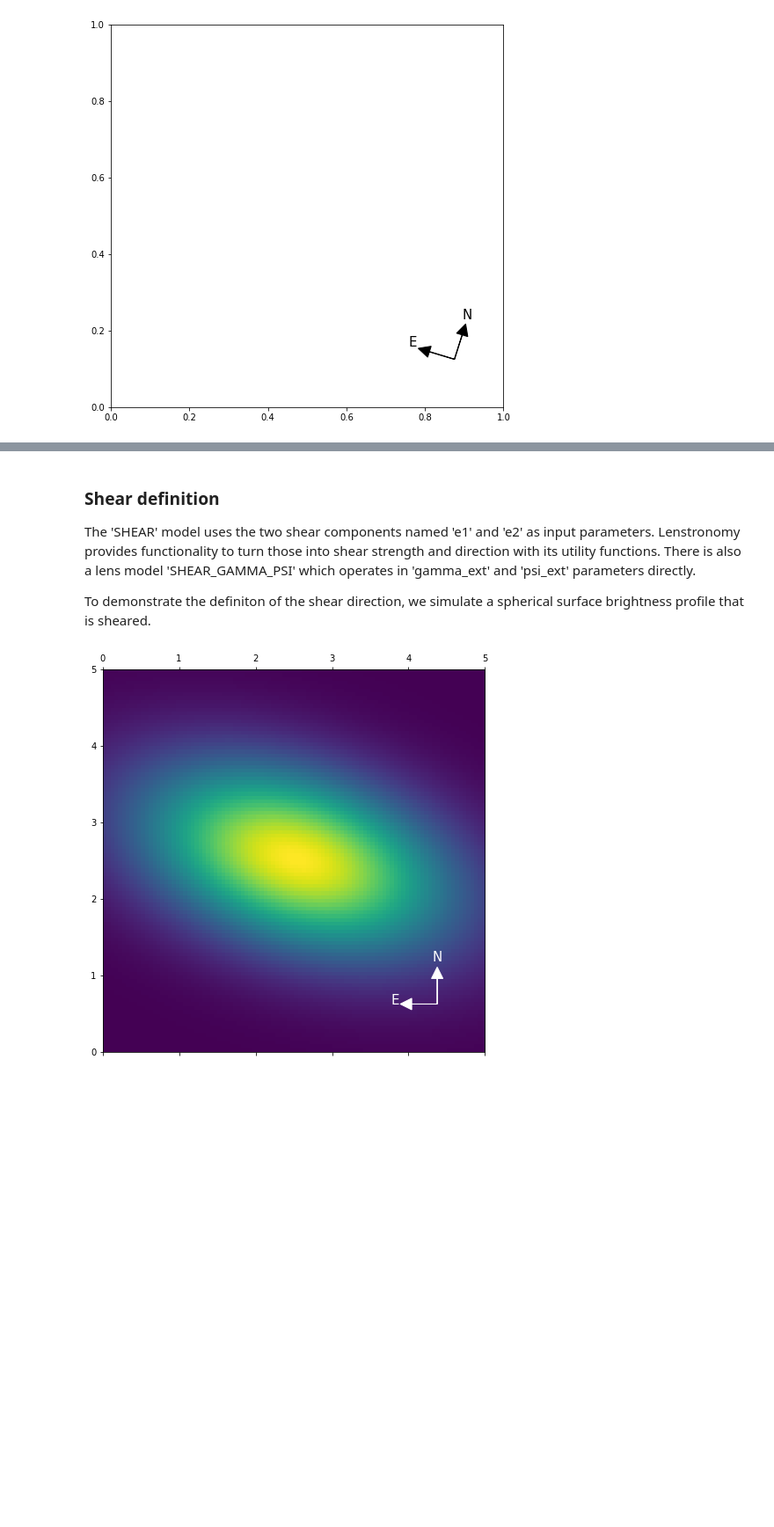
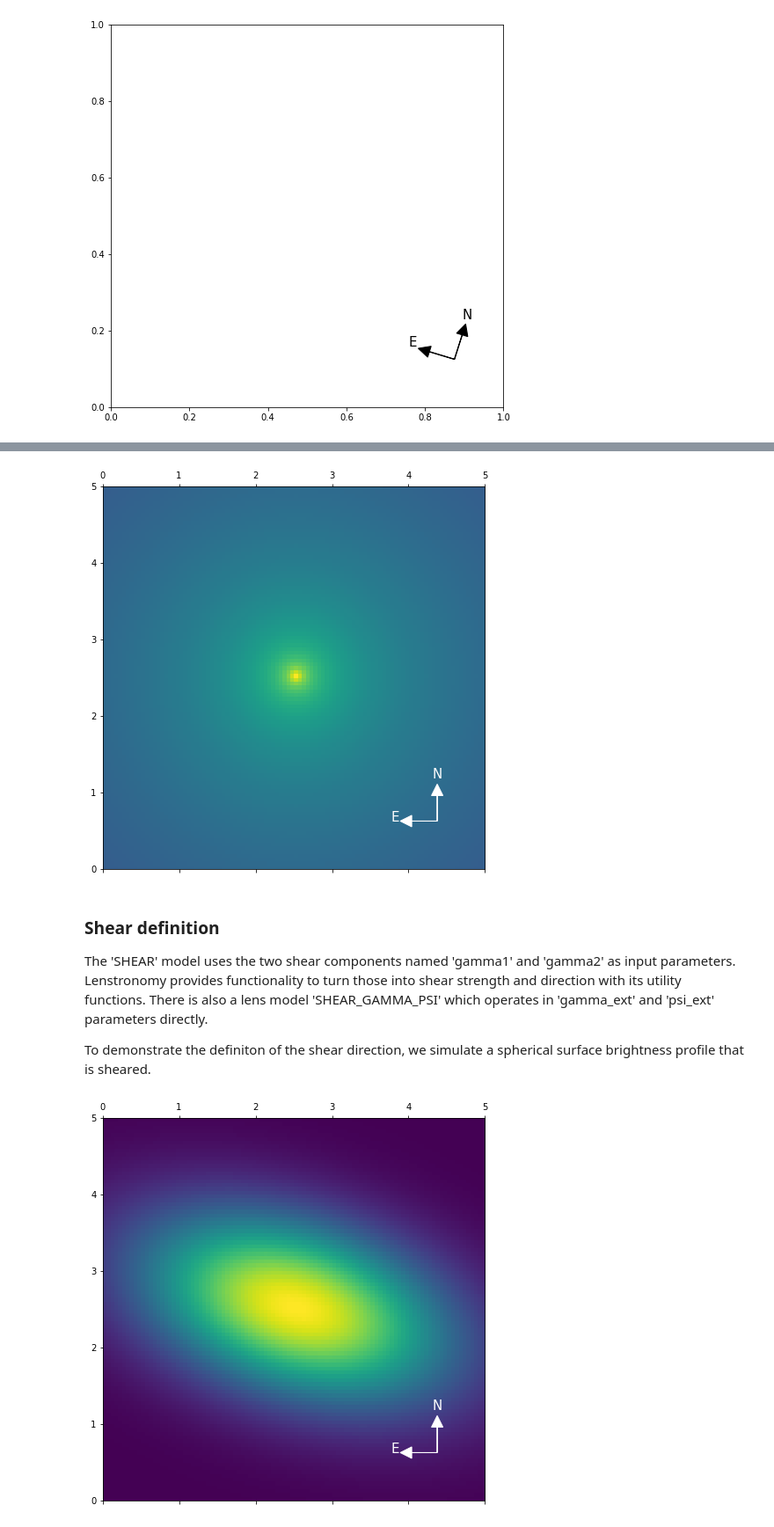
Before and after one commit to lenstronomy/lenstronomy-tutorials, a Jupyter notebook: lenstronomy_extensions/Notebooks/units_coordinates_parameters.ipynb, the cells around one changed output, grey strips where cells are left out. Shown at 88% size. Saved outputs shown, nothing was run; the diff lists cells and outputs as text; code cells hidden in the pictures; blank space fills up the shorter version.

Commit message:
minor updates on documentation of ellipticity definitions in lenstronomy

```diff
--- a/lenstronomy_extensions/Notebooks/units_coordinates_parameters.ipynb
+++ b/lenstronomy_extensions/Notebooks/units_coordinates_parameters.ipynb
@@ -136,7 +145,23 @@ plt.show()
 [figure]
+# %%
+# Here we check the axis ratio definition by re-scaling the coordinates and see whether the convergence profile becomes azimuthal.
+# This only works when the rotation is on-axis.
+
+# re-scale and rotate coordinates in opposite directon
+x_grid_rescaled = x_grid / q
+x_grid_rot, y_grid_rot = util.rotate(x_grid_rescaled, y_grid, angle=-phi)
+
+kappa = lens.kappa(x_grid_rot, y_grid_rot, kwargs_lens)
+
+f, ax = plt.subplots(1, 1, figsize=(8, 8), sharex=False, sharey=False)
+ax.matshow(np.log10(kappa), origin='lower', extent=[0, frame_size, 0, frame_size], vmin=-2, vmax=1)
+plot_util.coordinate_arrows(ax, d=frame_size, coords=pixel_grid, color='w', font_size=15, arrow_size=0.03)
+plt.show()
+# %% [output]
+[figure, added]
 # %% [markdown]
 ### Shear definition
-The 'SHEAR' model uses the two shear components named 'e1' and 'e2' as input parameters. Lenstronomy provides functionality to turn those into shear strength and direction with its utility functions. There is also a lens model 'SHEAR_GAMMA_PSI' which operates in 'gamma_ext' and 'psi_ext' parameters directly.
+The 'SHEAR' model uses the two shear components named 'gamma1' and 'gamma2' as input parameters. Lenstronomy provides functionality to turn those into shear strength and direction with its utility functions. There is also a lens model 'SHEAR_GAMMA_PSI' which operates in 'gamma_ext' and 'psi_ext' parameters directly.
 
 To demonstrate the definiton of the shear direction, we simulate a spherical surface brightness profile that is sheared.
 # %%
```
Also changed, not shown: parts of 2 cells of this notebook, 1 other file.
